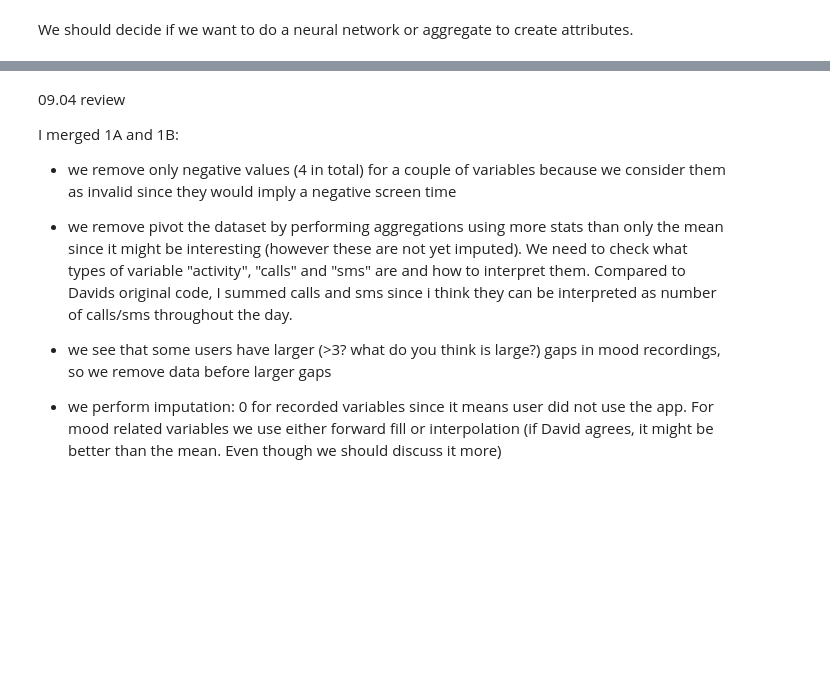
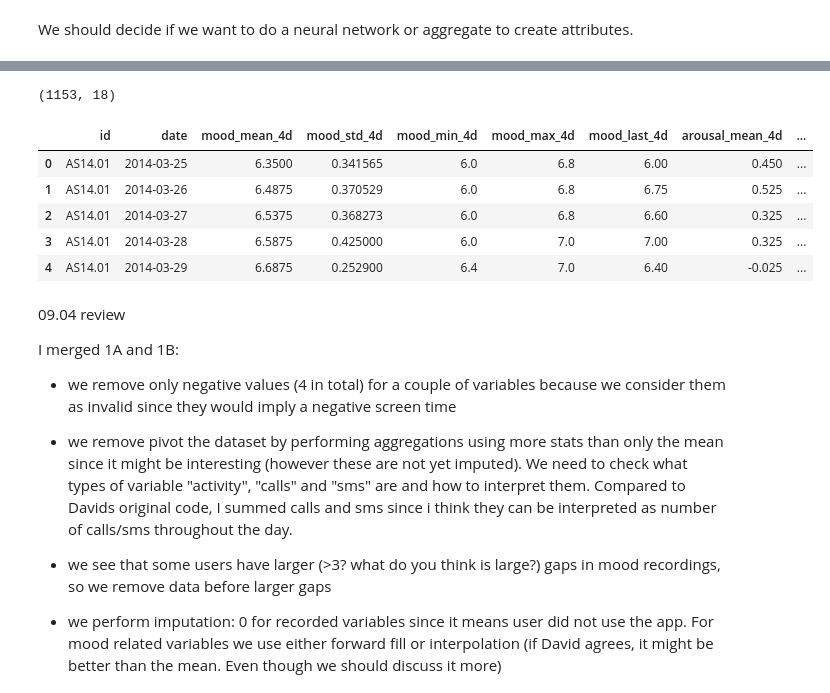
Before and after one commit to alicja-a-d/Data_Mining, a Jupyter notebook: assignment1_DMT_v1.ipynb, the cells around one changed output, grey strips where cells are left out. Drawn from its saved outputs; the diff is of its cells as text; code cells hidden in the pictures; blank space fills up the shorter version.

```diff
--- a/assignment1_DMT_v1.ipynb
+++ b/assignment1_DMT_v1.ipynb
@@ -572,3 +584,43 @@ We should decide if we want to do a neural network or aggregate to create attrib
+# %%
+df_feature = df_interpolation.copy # copy of df that will be
+
+df_feature = df_feature.rename(columns={'circumplex.arousal_mean': 'arousal_mean','circumplex.valence_mean': 'valence_mean'})
+df_feature = df_feature.sort_values(['id', 'date']) #sorting df by id and date - will be used to make aggregartes of the rolling window
+
+predictor_cols = ['mood_mean', 'circumplex.arousal_mean', 'circumplex.valence_mean'] # for now we only keep those columns - I have to think about how we can average the other predictors like num calls etc.
+window = 4 #the prediciton is based on past 4 days - in the example they used past 5 days (we can change it)
+instances = []
+
+for patient_id, group in df_feature.groupby('id'): #separate df for each patient to prevent data leak - this also handles patients having different starting dates
+    group = group.reset_index(drop=True) #reset index
+    for t in range(window, len(group)): #starting at day 4
+        window_days = group.iloc[t - window:t] #4 days befor day t
+        t_day = group.iloc[t] #prediction day
+
+        row = {'id': patient_id, 'date': t_day['date']}
+
+        for col in predictor_cols: #summary stats over the 4 days - autmatically calucaltes the stats for all predictor columns
+            name = col.replace('_mean', '')
+            row[f'{name}_mean_{window}d'] = window_days[col].mean()   # average mood/arousal/valence over window
+            row[f'{name}_std_{window}d']  = window_days[col].std()    # standard deviation
+            row[f'{name}_min_{window}d']  = window_days[col].min()    # lowest value in the window
+            row[f'{name}_max_{window}d']  = window_days[col].max()    # max value in the window
+            row[f'{name}_last_{window}d'] = window_days[col].iloc[-1] # most recent value (yesterday)
+
+        row['target_mood'] = t_day['mood_mean'] #target mood value
+        instances.append(row) # add the prediction row to list
+
+df_ml = pd.DataFrame(instances) #new df for ML prediction
+display(df_ml.shape)
+display(df_ml.head())
+# %% [output]
+(1153, 18)
+|  | id | date | mood_mean_4d | mood_std_4d | mood_min_4d | mood_max_4d | mood_last_4d | arousal_mean_4d | ... |
+| 0 | AS14.01 | 2014-03-25 | 6.3500 | 0.341565 | 6.0 | 6.8 | 6.00 | 0.450 | ... |
+| 1 | AS14.01 | 2014-03-26 | 6.4875 | 0.370529 | 6.0 | 6.8 | 6.75 | 0.525 | ... |
+| 2 | AS14.01 | 2014-03-27 | 6.5375 | 0.368273 | 6.0 | 6.8 | 6.60 | 0.325 | ... |
+| 3 | AS14.01 | 2014-03-28 | 6.5875 | 0.425000 | 6.0 | 7.0 | 7.00 | 0.325 | ... |
+| 4 | AS14.01 | 2014-03-29 | 6.6875 | 0.252900 | 6.4 | 7.0 | 6.40 | -0.025 | ... |
 # %% [markdown]
 09.04 review
 
```
Also changed, not shown: parts of 7 cells of this notebook.
